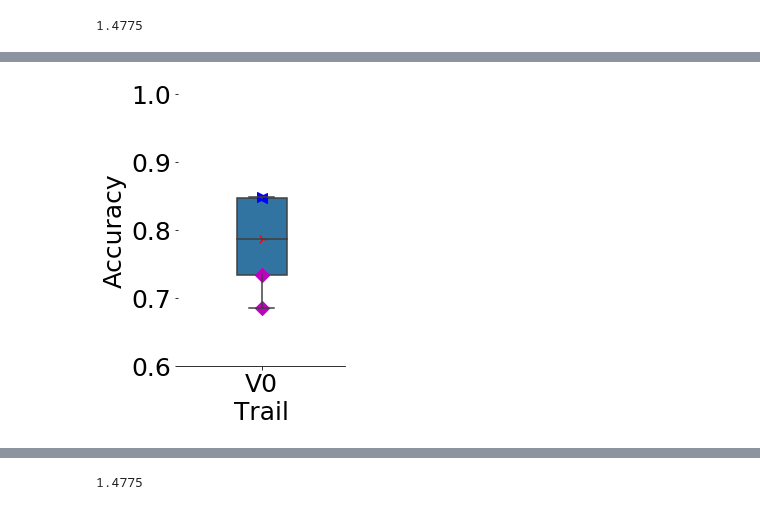
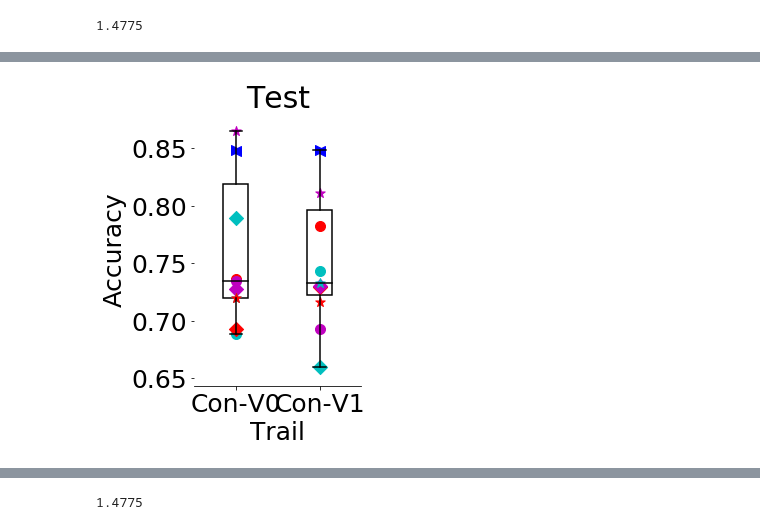
Before and after one commit to ChristianMarzahl/EIPH_WSI, a Jupyter notebook: Statistics/ClassificationResults.ipynb, the cells around one changed output, grey strips where cells are left out. Saved outputs shown, nothing was run; the diff lists cells and outputs as text; code cells hidden in the pictures.

```diff
--- a/Statistics/ClassificationResults.ipynb
+++ b/Statistics/ClassificationResults.ipynb
@@ -70,11 +388,15 @@ for reviewer in results_vo:
     prediction_vo = results_vo[reviewer]
     prediction_v1 = results_v1[reviewer]
 
-    score_v0 = np.mean(prediction_vo) - regression_gt
-    score_v1 = np.mean(prediction_v1) - regression_gt
-
-    data_acc.append([reviewer, accuracy_score(gt, prediction_vo), accuracy_score(gt, prediction_v1), cohen_kappa_score(prediction_vo, prediction_v1)])
-    data_regression.append([reviewer, score_v0, score_v1])
+    score_v0 = regression_gt - np.mean(prediction_vo[prediction_vo >= 0])
+    score_v1 = regression_gt - np.mean(prediction_v1[prediction_vo >= 0])
 
 
-data_acc
+
+    data_acc.append([reviewer, accuracy_score(gt[prediction_vo >= 0], prediction_vo[prediction_vo >= 0]),
+                     accuracy_score(gt[prediction_v1 >= 0], prediction_v1[prediction_v1 >= 0]),
+                     cohen_kappa_score(prediction_vo[prediction_vo >= 0], prediction_v1[prediction_vo >= 0]),
+                     accuracy_score(prediction_vo[prediction_vo >= 0], prediction_v1[prediction_vo >= 0]),
+
+                    ])
+    data_regression.append([reviewer, score_v0, score_v1, regression_gt, np.mean(prediction_vo[prediction_vo >= 0])])
@@ -87,5 +403,5 @@ data_acc
 # %%
-df_acc = pd.DataFrame(data_acc, columns = ['Name', 'V0', 'V1', 'Kappa'])
-df_reg = pd.DataFrame(data_regression, columns = ['Name', 'V0', 'V1'])
+df_acc = pd.DataFrame(data_acc, columns = ['Name', 'Con-V0', 'Con-V1', 'Kappa', 'Con-IR'])#.sort_values(by=['Name'])
+df_reg = pd.DataFrame(data_regression, columns = ['Name', 'Con-V0', 'Con-V1', 'regression_gt', 'score_v0'])
 df_acc
 # %% [output]
@@ -143,32 +482,42 @@ temp_data
 # %%
 plt.rcParams["font.family"] = "Times New Roman"
 plt.rcParams["font.size"] = 25
 
 f, ax = plt.subplots(figsize=(3, 5))
 
-temp_data = pd.melt(df_acc[['V0']]) #, 'V1'
-ax = sns.boxplot(x="variable", y="value", data=temp_data, width=.3)
-ax.set(ylim=(0.6, 1))
+temp_data = pd.melt(df_acc[['Con-V0', 'Con-V1']]) #
+ax = sns.boxplot(x="variable", y="value", data=temp_data, width=.3, color='white')
+#ax = sns.boxplot(x="variable", y="value", data=temp_data, width=.3) #, hue="variable"
+#ax.set(ylim=(0.6, 1))
+
+for i,box in enumerate(ax.artists):
+    box.set_edgecolor('black')
+    box.set_facecolor('white')
+
+    # iterate over whiskers and median lines
+    for j in range(6*i,6*(i+1)):
+         ax.lines[j].set_color('black')
+
 
 for index, row in enumerate(df_acc.values.tolist()):
     name = row[0]
     acc_0 = row[1]
     acc_1 = row[2]
 
-    plt.scatter(x=0, y=acc_0,marker=symbols[name], label=name, s=100, c=color[name])
-    plt.scatter(x=1, y=acc_1,marker=symbols[name], s=100, c=color[name])
+    plt.scatter(x=0, y=acc_0, marker=symbols[name], label=name, s=100, c=color[name])
+    plt.scatter(x=1, y=acc_1, marker=symbols[name], s=100, c=color[name])
 
 
 #ax.xaxis.grid(True)
 #ax.yaxis.grid(True)
 #ax.legend(bbox_to_anchor=(1.45, 0.8), prop={'size': 25}, frameon=False)
 
-ax.set(ylabel="Accuracy", xlabel="Trail")
+ax.set(ylabel="Accuracy", xlabel="Trail", title="Test")
 sns.despine(left=True)
 
-plt.savefig("AccuracyExperts.pdf", transparent=True)
+plt.savefig("CellAccuracy.pdf", transparent=True)
 # %% [output]
-[figure, old version]
+[figure, new version]
 # %%
 df_acc[['Kappa']]
 # %% [output]
```
Also changed, not shown: parts of 40 cells of this notebook, 11 other files.
